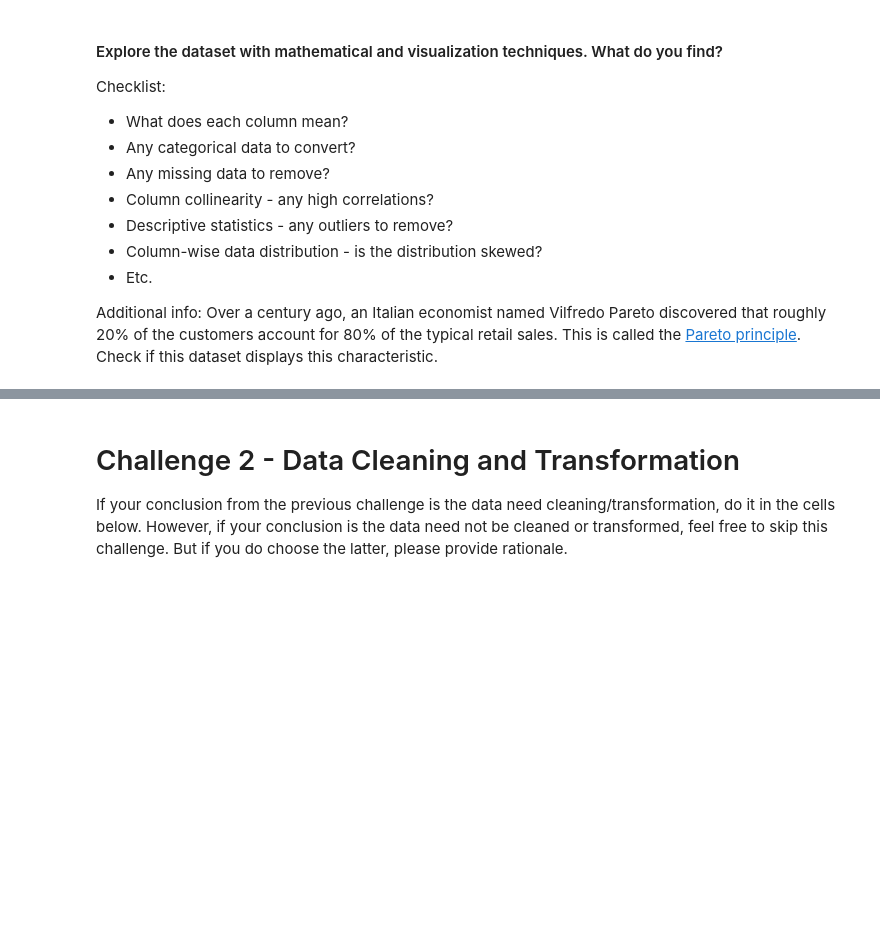
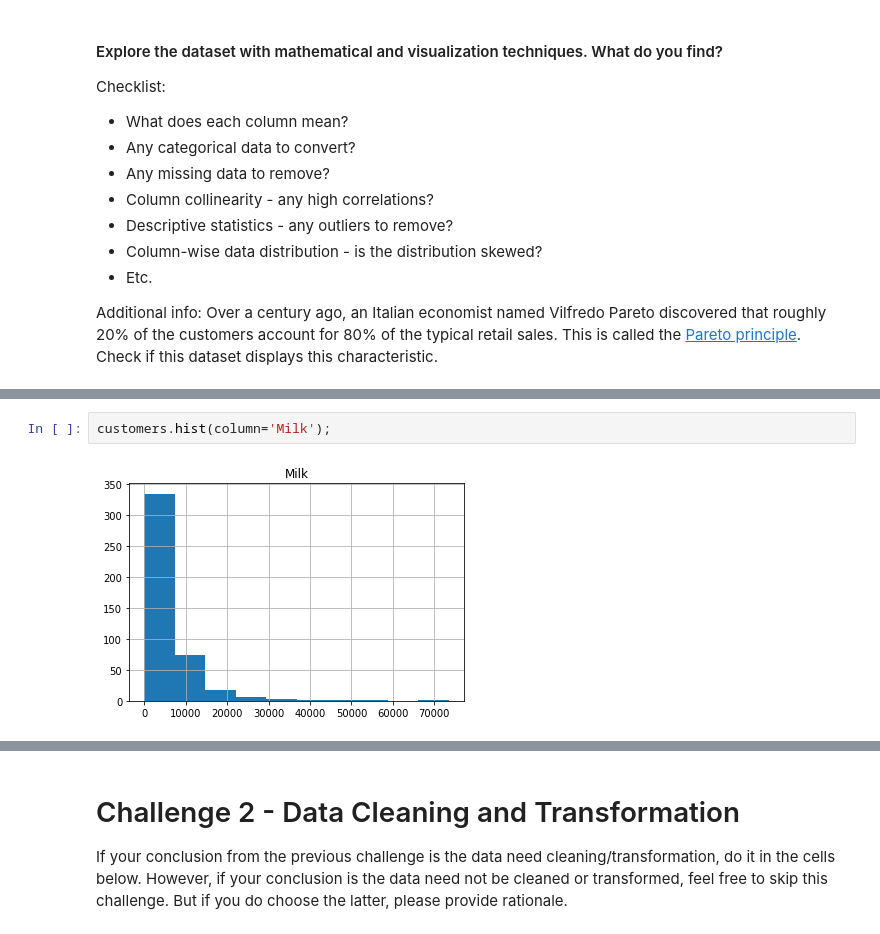
Before and after one commit to vkamg/dataptmad1019, a Jupyter notebook: module-3/lab-unsupervised-learning/your-code/main.ipynb, the cells around one changed output, grey strips where cells are left out. Saved outputs shown, nothing was run; the diff lists cells and outputs as text; blank space fills up the shorter version.

```diff
--- a/module-3/lab-unsupervised-learning/your-code/main.ipynb
+++ b/module-3/lab-unsupervised-learning/your-code/main.ipynb
@@ -40,0 +174,4 @@ Additional info: Over a century ago, an Italian economist named Vilfredo Pareto
+# %%
+customers.hist(column='Milk');
+# %% [output]
+[figure, added]
```
Also changed, not shown: parts of 26 cells of this notebook.
